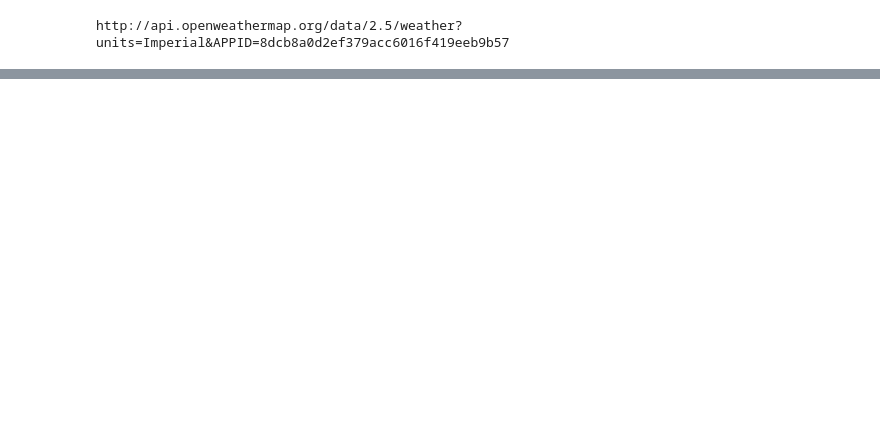
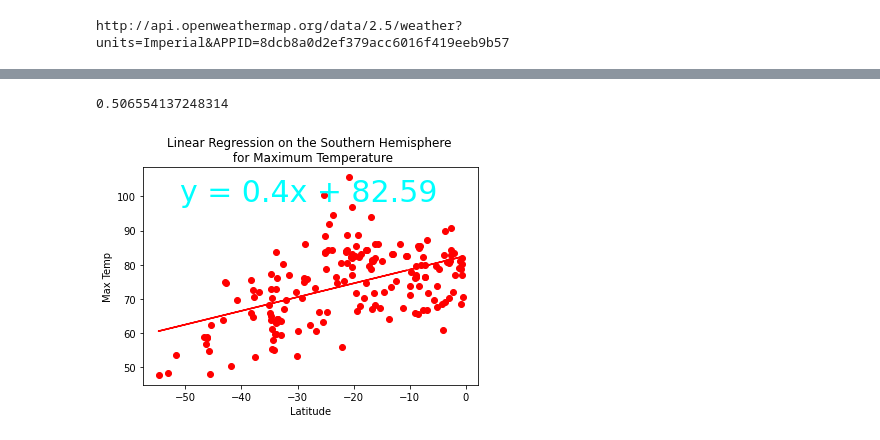
Before and after one commit to JediMasterSlagle/World_Weather_Analysis, a Jupyter notebook: WeatherPy.ipynb, the cells around one changed output, grey strips where cells are left out. Drawn from its saved outputs; the diff is of its cells as text; code cells hidden in the pictures; blank space fills up the shorter version.

```diff
--- a/WeatherPy.ipynb
+++ b/WeatherPy.ipynb
@@ -256,0 +345,11 @@ plt.show()
+# %%
+#def values for regression on S Hemisphere and set regression formula location     (max temps)
+x_values = southern_hemi_df["Lat"]
+y_values = southern_hemi_df["Max Temp"]
+
+#Call function
+plot_linear_regression(x_values, y_values,
+                       "Linear Regression on the Southern Hemisphere \n for Maximum Temperature", "Max Temp",(-51,98.5))
+# %% [output]
+0.506554137248314
+[figure, added]
```
Also changed, not shown: parts of 23 cells of this notebook.
